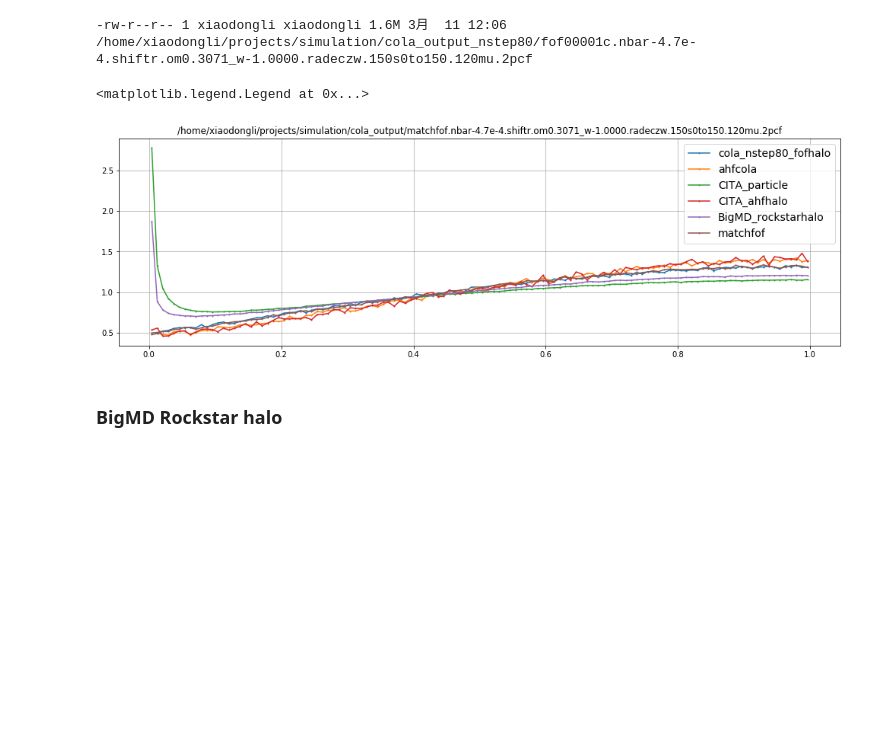
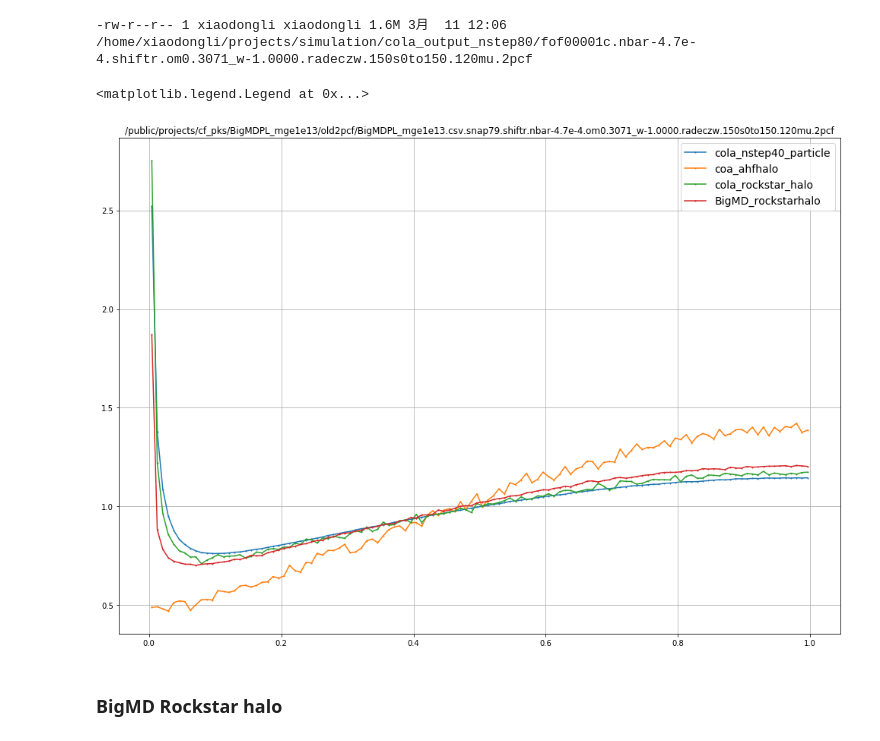
Before and after one commit to cosmologywater/cf_pks, a Jupyter notebook: src/sum2pcf.ipynb, the cells around one changed output. Saved outputs shown, nothing was run; the diff lists cells and outputs as text; code cells hidden in the pictures; blank space fills up the shorter version.

```diff
--- a/src/sum2pcf.ipynb
+++ b/src/sum2pcf.ipynb
@@ -35,19 +41,21 @@ Populating the interactive namespace from numpy and matplotlib
 # %% [output]
 -rw-r--r-- 1 xiaodongli xiaodongli 1.6M 3月  11 12:06 /home/xiaodongli/projects/simulation/cola_output_nstep80/fof00001c.nbar-4.7e-4.shiftr.om0.3071_w-1.0000.radeczw.150s0to150.120mu.2pcf
 # %%
-fig = plt.figure(figsize=(17, 5))
+fig = plt.figure(figsize=(17, 12))
 ax = fig.add_subplot(111)
 for filename_label in [
-    ['/home/xiaodongli/projects/simulation/cola_output_nstep80/fof00001c.nbar-4.7e-4.shiftr.om0.3071_w-1.0000.radeczw.150s0to150.120mu.2pcf',
-     'cola_nstep80_fofhalo'],
+    #['/home/xiaodongli/projects/simulation/cola_output_nstep80/fof00001c.nbar-4.7e-4.shiftr.om0.3071_w-1.0000.radeczw.150s0to150.120mu.2pcf',
+     #'cola_nstep80_fofhalo'],
     #['/home/xiaodongli/projects/simulation/cola_output_nstep80/sub00001c.txt.shiftr.om0.3071_w-1.0000.radeczw.150s0to150.120mu.2pcf',
      #'cola_nstep80_particle'],
-    #['/home/xiaodongli/projects/simulation/cola_output_nstep40/sub00001c.txt.shiftr.om0.3071_w-1.0000.radeczw.150s0to150.120mu.2pcf',
-     #'cola_nstep40_particle'],
+    ['/home/xiaodongli/projects/simulation/cola_output_nstep40/sub00001c.txt.shiftr.om0.3071_w-1.0000.radeczw.150s0to150.120mu.2pcf',
+     'cola_nstep40_particle'],
     #['/home/xiaodongli/projects/simulation/cola_output_nstep20/sub00001c.txt.shiftr.om0.3071_w-1.0000.radeczw.150s0to150.120mu.2pcf',
-     #'cola_nstep40_particle'],
+    # 'cola_nstep20_particle'],
     ['/home/xiaodongli/projects/simulation/cola_output_nstep20/ahfcola_halos.nbar-4.7e-4.shiftr.om0.3071_w-1.0000.radeczw.150s0to150.120mu.2pcf',
-     'ahfcola'],
+     'coa_ahfhalo'],
+    ['/home/xiaodongli/projects/simulation/cola_output_nstep20/cola_rockstar_halos.nbar-4.7e-4.shiftr.om0.3071_w-1.0000.radeczw.150s0to150.120mu.2pcf',
+     'cola_rockstar_halo'],
     #['/home/xiaodongli/projects/simulation/cola_output_nstep80/fof00001c.nbar-4.7e-4.om0.3071_w-1.0000.radeczw.150s0to150.120mu.2pcf',
     # 'cola_nstep80_noshift'],
     #['/home/xiaodongli/projects/simulation/cola_output_128box_800c/fof00001c.nbar-4.7e-4.shiftr.om0.3071_w-1.0000.radeczw.150s0to150.120mu.2pcf',
@@ -56,46 +64,46 @@ for filename_label in [
     # 'cola_nstep40_fofhalo'],
     #['/home/xiaodongli/projects/simulation/cola_output/fof00001c.nbar-4.7e-4.shiftr.om0.3071_w-1.0000.radeczw.150s0to150.120mu.2pcf',
     # 'cola_nstep10_fofhalo'],
-    ['/home/xiaodongli/projects/mhyl_2pcf/CITAData/subsamples/gadget_016.rat0.0027_ranseed0.shiftr.om0.2951_w-1.0000.radeczw.150s0to150.120mu.2pcf',
-     'CITA_particle'],
-    ['/home/xiaodongli/projects/mhyl_2pcf/CITAData/subsamples/gadget_015.halos.nbar-4.7e-4.shiftr.om0.2951_w-1.0000.radeczw.150s0to150.120mu.2pcf',
-     'CITA_ahfhalo'],
+    #['/home/xiaodongli/projects/mhyl_2pcf/CITAData/subsamples/gadget_016.rat0.0027_ranseed0.shiftr.om0.2951_w-1.0000.radeczw.150s0to150.120mu.2pcf',
+    # 'CITA_particle'],
+    #['/home/xiaodongli/projects/mhyl_2pcf/CITAData/subsamples/gadget_015.halos.nbar-4.7e-4.shiftr.om0.2951_w-1.0000.radeczw.150s0to150.120mu.2pcf',
+     #'CITA_ahfhalo'],
     ['/public/projects/cf_pks/BigMDPL_mge1e13/old2pcf/BigMDPL_mge1e13.csv.snap79.shiftr.nbar-4.7e-4.om0.3071_w-1.0000.radeczw.150s0to150.120mu.2pcf',
      'BigMD_rockstarhalo'],
-    ['/home/xiaodongli/projects/simulation/cola_output/matchfof.nbar-4.7e-4.shiftr.om0.3071_w-1.0000.radeczw.150s0to150.120mu.2pcf',
-     'matchfof']
+    #['/home/xiaodongli/projects/simulation/cola_output/matchfof.nbar-4.7e-4.shiftr.om0.3071_w-1.0000.radeczw.150s0to150.120mu.2pcf',
+     #'cola_another_fof']
     ]:
     filename, label = filename_label
     norms = [float(xx) for xx in open(filename, 'r').readline().split()[1:4]]
     data = np.loadtxt(filename)
     numsbin=150; nummubin=120;
     s_min=6; s_max = 40;
 
     xi = [[0 for rowmu in range(nummubin)] for rows in range(numsbin)];
 
     for rows in range(numsbin):
         for rowmu in range(nummubin):
             irow = rows*nummubin+rowmu
             DD = data[irow][3]/norms[0]
             DR = data[irow][4]/norms[1]
             RR = data[irow][6]/norms[2]
             xi[rows][rowmu] = (DD - 2*DR + RR)/RR
     intximu = [ sum([xi[rows][rowmu] for rows in range(s_min,s_max+1)]) for rowmu in range(nummubin)]
     mu = [data[row][0] for row in range(120)]
     X = [1-data[row][0] for row in range(120)]
     #dmu = [mu[i+1]-mu[i] for i in range(119)]
 
     int_intximu_to_mu = sum([intximu[row]*1.0/120 for row in range(120)])
     Y = intximu/int_intximu_to_mu
     #Y = intximu
 
     ax.plot(X, Y, marker='o', markersize=1, label=label )
     ax.set_title(filename)
 ax.grid()
 ax.legend(fontsize=14)
 # %% [output]
 <matplotlib.legend.Legend at 0x...>
-[figure, old version]
+[figure, new version]
 # %% [markdown]
 ### BigMD Rockstar halo
 # %%
```
Also changed, not shown: parts of 15 cells of this notebook, 20 other files.
